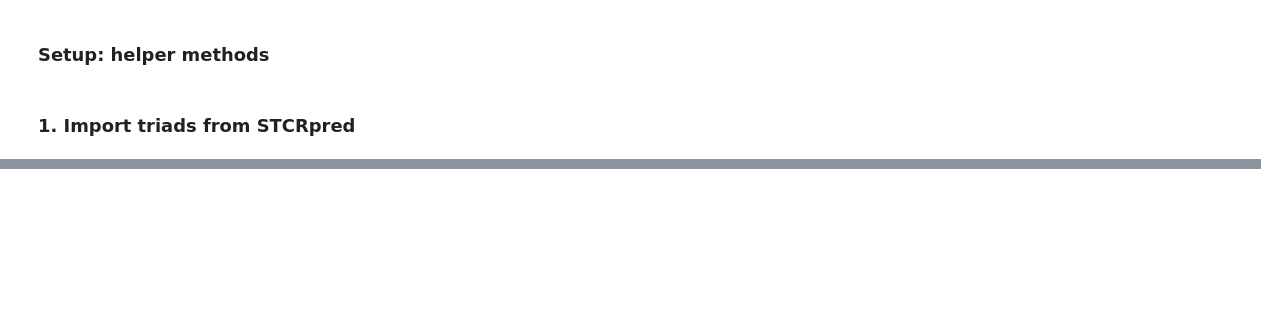
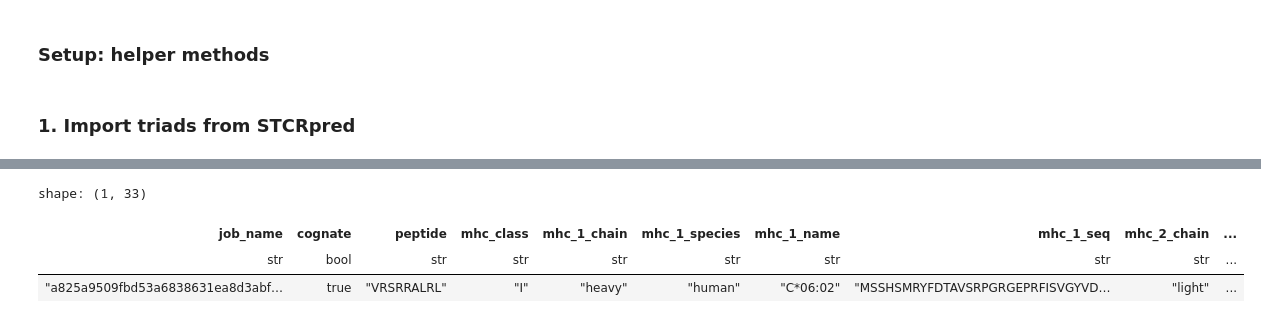
Before and after one commit to ljwoods2/tcrtrifold-experiments, a Jupyter notebook: data/pdb/reformat.ipynb, the cells around one changed output, grey strips where cells are left out. Saved outputs shown, nothing was run; the diff lists cells and outputs as text; code cells hidden in the pictures; blank space fills up the shorter version.

```diff
--- a/data/pdb/reformat.ipynb
+++ b/data/pdb/reformat.ipynb
@@ -293,0 +437,7 @@ pdb_human_I = split_apply_combine(pdb_human_I, shorten_tcr_to_vregion)
+# %%
+all_pdb_triads.filter(pl.col("pdb") == "8shi")
+# %% [output]
+shape: (1, 33)
+| job_name | cognate | peptide | mhc_class | mhc_1_chain | mhc_1_species | mhc_1_name | mhc_1_seq | mhc_2_chain | ... |
+| str | bool | str | str | str | str | str | str | str | ... |
+| "a825a9509fbd53a6838631ea8d3abf… | true | "VRSRRALRL" | "I" | "heavy" | "human" | "C*06:02" | "MSSHSMRYFDTAVSRPGRGEPRFISVGYVD… | "light" | ... |
```
Also changed, not shown: parts of 7 cells of this notebook, 35 other files.
